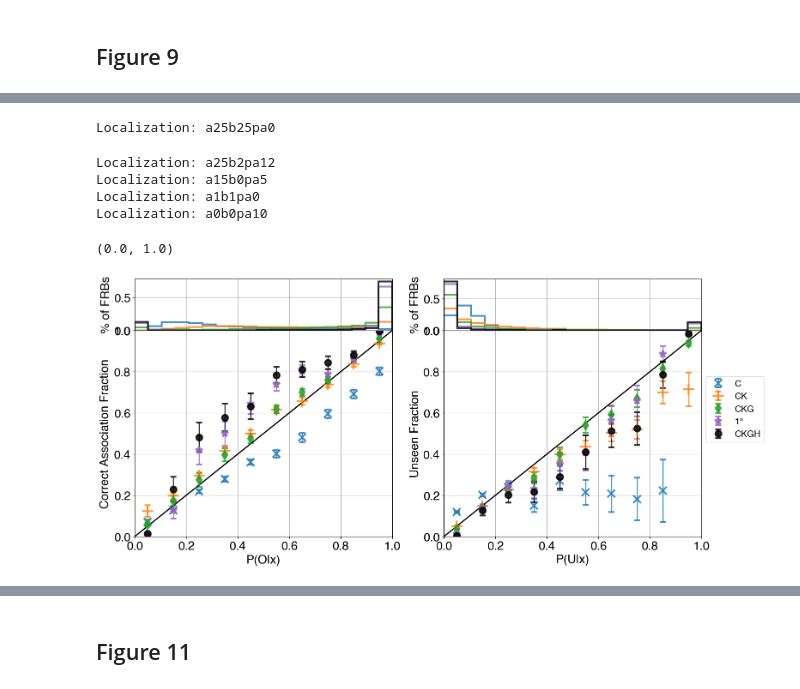
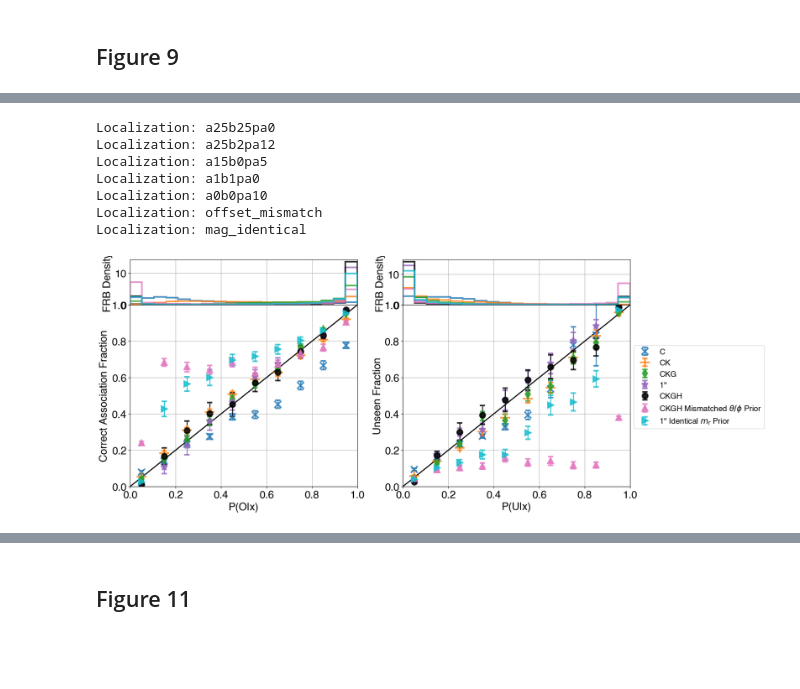
Before and after one commit to FRBs/astropath, a Jupyter notebook: docs/nb/Reproducing_Andersen+26_Figures.ipynb, the cells around one changed output, grey strips where cells are left out. Saved outputs shown, nothing was run; the diff lists cells and outputs as text; code cells hidden in the pictures; blank space fills up the shorter version.

Commit message:
Slowly chipping away at re-making figures

```diff
--- a/docs/nb/Reproducing_Andersen+26_Figures.ipynb
+++ b/docs/nb/Reproducing_Andersen+26_Figures.ipynb
@@ -1350,16 +1131,20 @@ CHIME + DECaL P(U): 0.14
 # %%
 survey_str = 'DECaL'
 P_Ox_thresh = 0.9
-P_Us = np.linspace(0., 1., 11)
+P_Us = np.linspace(0., 1., 10)
 
 fp_rates_all = {}
 tp_rates_all = {}
-for loc in ['a25b2pa12', 'a25b2pa12', 'a25b2pa12', 'a25b2pa12', 'a25b2pa12']: # 'a25b25pa0', 'a25b2pa12', 'GBO', 'DSA110', 'HCO'
+for loc in ['a25b25pa0', 'a25b2pa12', 'a15b0pa5', 'a1b1pa0', 'a0b0pa10']:
     fp_rates = []
     tp_rates = []
     print(loc)
     for P_U in P_Us:
-        fn = os.path.join(os.getenv('FRB_APATH'), f'digest_{loc}_exponential_exp_inverse_pu0.15_catalog_dudxmmlss_hecate_DECaL.parquet')
+        if P_U == 1:
+            fp_rates.append(0)
+            tp_rates.append(0)
+            continue
+        fn = os.path.join(os.getenv('FRB_APATH'), 'final_sims', f'digest_{loc}_exponential_exp_inverse_pu{P_U:.1f}_catalog_dudxmmlss_hecate_DECaL_10000_final.parquet')
         digest = pd.read_parquet(fn)
 
         match_criteria_TP = (digest['correct_association']) & (digest['P_Ox'] > P_Ox_thresh)
@@ -1466,10 +1250,2 @@ Text(0, 0.5, 'Correct Association Rate (CAR)')
 # %% [markdown]
 ## Figure 9
-# %%
-# First, load in the pre-queried galaxy catalog
-fn = 'catalog_dudxmmlss_hecate_DECaL.parquet'
-path_catalog_fn = Path(os.getenv('FRB_APATH')) / fn
-if path_catalog_fn.exists():
-    path_catalog = load_galaxy_catalog(catalog_fn=fn)
-else:
-    raise FileNotFoundError(f"The file {fn} does not exist")
@@ -1528,28 +1296,29 @@ ax_post_POx = plt.axes(post_POx_ax)
 ax_hist_PUx = plt.axes(hist_PUx_ax)
 ax_post_PUx = plt.axes(post_PUx_ax)
 
-for jj, loc in enumerate(['a25b25pa0', 'a25b2pa12', 'a15b0pa5', 'a1b1pa0', 'a0b0pa10']):
+for jj, loc in enumerate(['a25b25pa0', 'a25b2pa12', 'a15b0pa5', 'a1b1pa0', 'a0b0pa10', 'offset_mismatch', 'mag_identical']):
     print(f'Localization: {loc}')
 
-    if loc == 'a25b25pa0':
-        fn = os.path.join(os.getenv('FRB_APATH'), f'digest_{loc}_exponential_exp_inverse_pu0.15_catalog_dudxmmlss_hecate_DECaL_10000_newoffnorm_unseen.parquet')
+    if loc == 'offset_mismatch':
+        fn = os.path.join(os.getenv('FRB_APATH'), 'final_sims', 'digest_a0b0pa10_uniform_1d_exp_inverse_pu0.15_catalog_dudxmmlss_hecate_DECaL_10000_final.parquet')
+    elif loc == 'mag_identical':
+        fn = os.path.join(os.getenv('FRB_APATH'), 'final_sims', 'digest_a1b1pa0_exponential_exp_identical_pu0.15_catalog_dudxmmlss_hecate_DECaL_10000_final.parquet')
     else:
-        fn = os.path.join(os.getenv('FRB_APATH'), f'digest_{loc}_exponential_exp_inverse_pu0.15_catalog_dudxmmlss_hecate_DECaL_10000_unseen.parquet')
+        fn = os.path.join(os.getenv('FRB_APATH'), 'final_sims', f'digest_{loc}_exponential_exp_inverse_pu0.15_catalog_dudxmmlss_hecate_DECaL_10000_final.parquet')
     digest = pd.read_parquet(fn)
 
     # ----------------------------------------------------
     # PLOT P(O|x) POSTERIORS
     # ----------------------------------------------------
     bins = np.linspace(0,1,20)
-    weights = np.ones_like(digest['P_Ox']) / len(digest)
-    _ = ax_hist_POx.hist(digest['P_Ox'], bins=bins, weights=weights, density=False, histtype='step', lw=3, color=colors[jj], alpha=0.8)
-    ax_hist_POx.set_ylabel('% of FRBs')
+    _ = ax_hist_POx.hist(digest['P_Ox'], bins=bins, density=True, histtype='step', lw=3, color=colors[jj], alpha=0.8)
+    ax_hist_POx.set_ylabel('FRB Density')
     ax_hist_POx.set_xlim([0.,1.])
     ax_hist_POx.grid(zorder=20)
     ax_hist_POx.set_xticklabels([])
 
-    # Bootstrap to get errors (Increased N to 200 for stability)
-    N_boot = 200
+    # Bootstrap to get errors
+    N_boot = 100
     tp_boot_data = []
     P_Ox_bin_edges = np.arange(0, 1.1, 0.1)
     P_Ox_bin_centers = (P_Ox_bin_edges[:-1] + P_Ox_bin_edges[1:]) / 2.
@@ -1566,6 +1335,7 @@ for jj, loc in enumerate(['a25b25pa0', 'a25b2pa12', 'a15b0pa5', 'a1b1pa0', 'a0b0
             digest_in_bin = digest_boot[in_bin]
             digest_tp = digest_in_bin[digest_in_bin['correct_association']]
 
+
             if len(digest_in_bin) < 1:
                 tp_frac = np.nan
             else:
@@ -1579,8 +1349,10 @@ for jj, loc in enumerate(['a25b25pa0', 'a25b2pa12', 'a15b0pa5', 'a1b1pa0', 'a0b0
     elif loc == 'a15b0pa5': label = "CKG"
     elif loc == 'a1b1pa0': label = "1''"
     elif loc == 'a0b0pa10': label = "CKGH"
+    elif loc == 'offset_mismatch': label = r"CKGH Mismatched $\theta/\phi$ Prior"
+    elif loc == 'mag_identical': label = r'1" Identical $m_r$ Prior'
 
-    # Plot points using standard deviation directly (No multiplier required)
+    # Plot points using standard deviation directly
     ax_post_POx.errorbar(
         P_Ox_bin_centers, np.nanmedian(tp_boot_data, axis=0), yerr=np.nanstd(tp_boot_data, axis=0),
         capsize=5, elinewidth=2, mew=3, markersize=marker_sizes[jj]/8,
@@ -1591,9 +1363,8 @@ for jj, loc in enumerate(['a25b25pa0', 'a25b2pa12', 'a15b0pa5', 'a1b1pa0', 'a0b0
     # PLOT P(U|x) POSTERIORS
     # ----------------------------------------------------
     bins = np.linspace(0,1,20)
-    weights = np.ones_like(digest['P_Ux']) / len(digest)
-    _ = ax_hist_PUx.hist(digest['P_Ux'], bins=bins, weights=weights, density=False, histtype='step', lw=3, color=colors[jj], alpha=0.8)
-    ax_hist_PUx.set_ylabel('% of FRBs')
+    _ = ax_hist_PUx.hist(digest['P_Ux'], bins=bins, density=True, histtype='step', lw=3, color=colors[jj], alpha=0.8)
+    ax_hist_PUx.set_ylabel('FRB Density')
     ax_hist_PUx.set_xlim([0.,1.])
     ax_hist_PUx.grid(zorder=20)
     ax_hist_PUx.set_xticklabels([])
@@ -1620,39 +1391,40 @@ for jj, loc in enumerate(['a25b25pa0', 'a25b2pa12', 'a15b0pa5', 'a1b1pa0', 'a0b0
             else:
                 unseen_frac = len(digest_unseen) / len(digest_in_bin)
             unseen_fraction.append(unseen_frac)
 
         unseen_boot_data.append(unseen_fraction)
 
-    # Plot points using standard deviation directly (No multiplier required)
+    # Plot points using standard deviation directly
     ax_post_PUx.errorbar(
         P_Ux_bin_centers, np.nanmedian(unseen_boot_data, axis=0), yerr=np.nanstd(unseen_boot_data, axis=0),
         capsize=5, elinewidth=2, mew=3, markersize=marker_sizes[jj]/8,
         color=colors[jj], marker=markers[jj], linestyle="None", alpha=0.8, label=label,
     )
 
 ax_post_PUx.plot(np.arange(0,1.1,0.1), np.arange(0,1.1,0.1), lw=2, color='black')
 ax_post_PUx.set_xlabel('P(U|x)')
 ax_post_PUx.set_ylabel('Unseen Fraction')
 ax_post_PUx.legend(fontsize=15)
 ax_post_PUx.grid(zorder=20)
 ax_post_PUx.set_ylim([0.,1.])
 ax_post_PUx.set_xlim([0.,1.])
 ax_post_PUx.legend(fontsize=15, bbox_to_anchor=[1., 0.8])
 
 ax_post_POx.plot(np.arange(0,1.1,0.1), np.arange(0,1.1,0.1), lw=2, color='black')
 ax_post_POx.set_xlabel('P(O|x)')
 ax_post_POx.set_ylabel('Correct Association Fraction')
 ax_post_POx.grid(zorder=20)
 ax_post_POx.set_ylim([0.,1.])
 ax_post_POx.set_xlim([0.,1.])
 
-# plot_fn = os.path.join(os.getenv('FRB_APATH'), 'paper_figures', 'posterior_calibration_exp_redo_relabel.pdf')
-# plt.savefig(plot_fn, dpi=200, format="pdf", bbox_inches="tight")
+plot_fn = os.path.join(os.getenv('FRB_APATH'), 'paper_figures', 'posterior_calibration_exp_redo_relabel.pdf')
+plt.savefig(plot_fn, dpi=200, format="pdf", bbox_inches="tight")
 # %% [output]
 Localization: a25b25pa0
+Localization: a25b2pa12
+Localization: a15b0pa5
+Localization: a1b1pa0
+Localization: a0b0pa10
+Localization: offset_mismatch
+Localization: mag_identical
-Localization: a25b2pa12
-Localization: a15b0pa5
-Localization: a1b1pa0
-Localization: a0b0pa10
-(0.0, 1.0)
-[figure, old version]
+[figure, new version]
```
Also changed, not shown: parts of 80 cells of this notebook.
